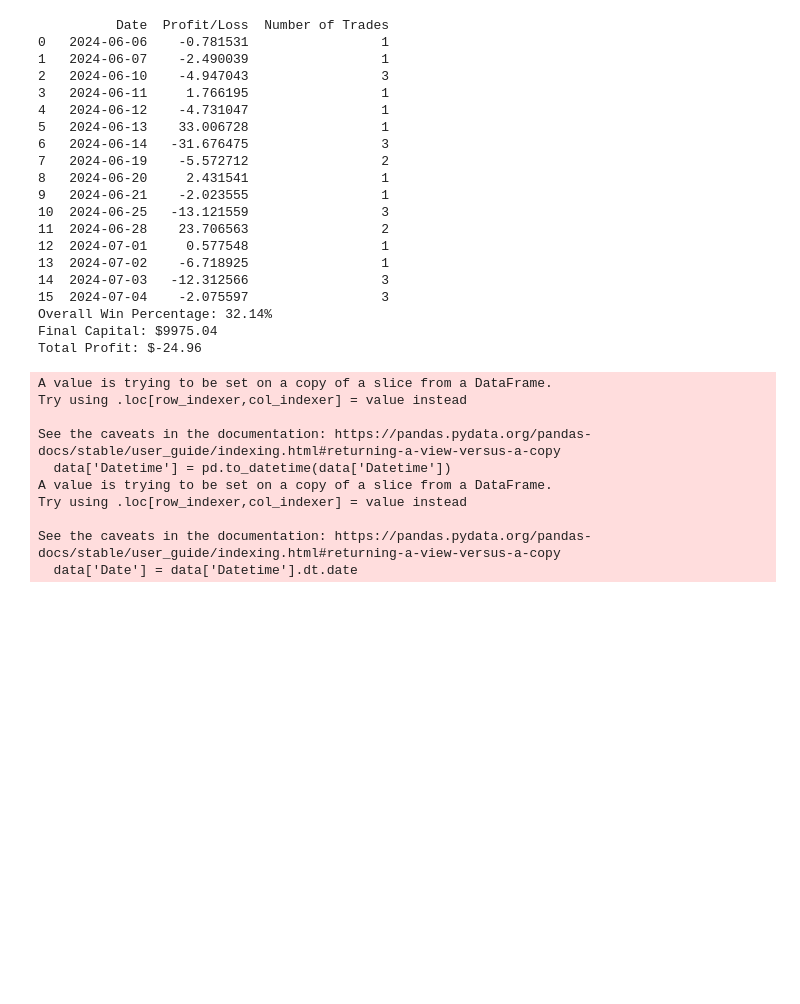
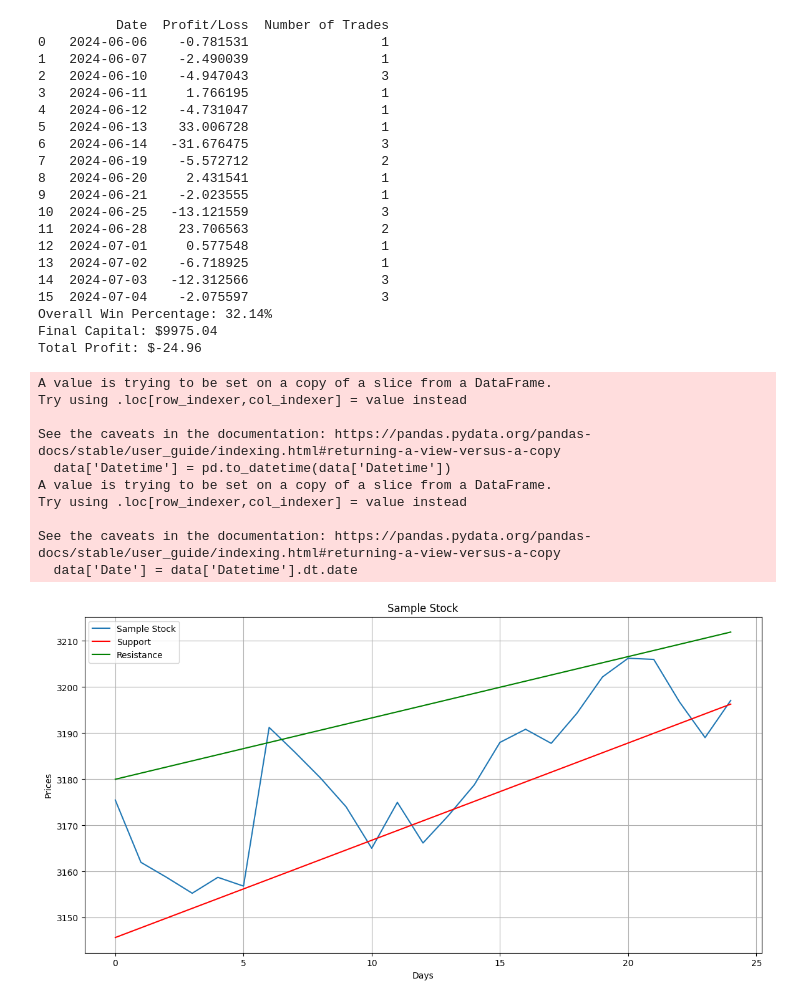
Before and after one commit to shashi29/Trading-Bot-BTC, a Jupyter notebook: check_results.ipynb, the cells around one changed output. Drawn from its saved outputs; the diff is of its cells as text; code cells hidden in the pictures; blank space fills up the shorter version.

```diff
--- a/check_results.ipynb
+++ b/check_results.ipynb
@@ -676,3 +676,95 @@ Try using .loc[row_indexer,col_indexer] = value instead
 
 See the caveats in the documentation: https://pandas.pydata.org/pandas-docs/stable/user_guide/indexing.html#returning-a-view-versus-a-copy
   data['Date'] = data['Datetime'].dt.date
+# %%
+import numpy as np
+import pandas as pd
+from math import sqrt
+import matplotlib.pyplot as plt
+from scipy.signal import savgol_filter
+from sklearn.linear_model import LinearRegression
+
+# Define the pythag function to calculate Euclidean distance
+def pythag(pt1, pt2):
+    a_sq = (pt2[0] - pt1[0]) ** 2
+    b_sq = (pt2[1] - pt1[1]) ** 2
+    return sqrt(a_sq + b_sq)
+
+# Define the regression coefficient function to perform linear regression
+def regression_ceof(pts):
+    X = np.array([pt[0] for pt in pts]).reshape(-1, 1)
+    y = np.array([pt[1] for pt in pts])
+    model = LinearRegression()
+    model.fit(X, y)
+    return model.coef_[0], model.intercept_
+
+# Define the function to find local minima and maxima
+def local_min_max(pts):
+    local_min = []
+    local_max = []
+    prev_pts = [(0, pts[0]), (1, pts[1])]
+    for i in range(1, len(pts) - 1):
+        append_to = ''
+        if pts[i-1] > pts[i] < pts[i+1]:
+            append_to = 'min'
+        elif pts[i-1] < pts[i] > pts[i+1]:
+            append_to = 'max'
+        if append_to:
+            if local_min or local_max:
+                prev_distance = pythag(prev_pts[0], prev_pts[1]) * 0.5
+                curr_distance = pythag(prev_pts[1], (i, pts[i]))
+                if curr_distance >= prev_distance:
+                    prev_pts[0] = prev_pts[1]
+                    prev_pts[1] = (i, pts[i])
+                    if append_to == 'min':
+                        local_min.append((i, pts[i]))
+                    else:
+                        local_max.append((i, pts[i]))
+            else:
+                prev_pts[0] = prev_pts[1]
+                prev_pts[1] = (i, pts[i])
+                if append_to == 'min':
+                    local_min.append((i, pts[i]))
+                else:
+                    local_max.append((i, pts[i]))
+    return local_min, local_max
+
+# Set symbol for plotting title
+symbol = 'Sample Stock'
+
+# Use the 'Close' prices for the analysis
+series = df['Close']
+series.index = np.arange(series.shape[0])
+
+# Smoothing parameter
+month_diff = series.shape[0] // 30
+if month_diff == 0:
+    month_diff = 1
+
+smooth = int(2 * month_diff + 3)
+
+# Apply Savitzky-Golay filter
+pts = savgol_filter(series, smooth, 3)
+
+# Find local minima and maxima
+local_min, local_max = local_min_max(pts)
+
+# Calculate regression lines for support and resistance
+local_min_slope, local_min_int = regression_ceof(local_min)
+local_max_slope, local_max_int = regression_ceof(local_max)
+support = (local_min_slope * np.array(series.index)) + local_min_int
+resistance = (local_max_slope * np.array(series.index)) + local_max_int
+
+# Plotting the results
+plt.figure(figsize=(14, 7))
+plt.title(symbol)
+plt.xlabel('Days')
+plt.ylabel('Prices')
+plt.plot(series, label=symbol)
+plt.plot(support, label='Support', c='r')
+plt.plot(resistance, label='Resistance', c='g')
+plt.legend()
+plt.grid(True)
+plt.show()
+# %% [output]
+[figure, added]
```
Also changed, not shown: parts of 5 cells of this notebook, 6 other files.
